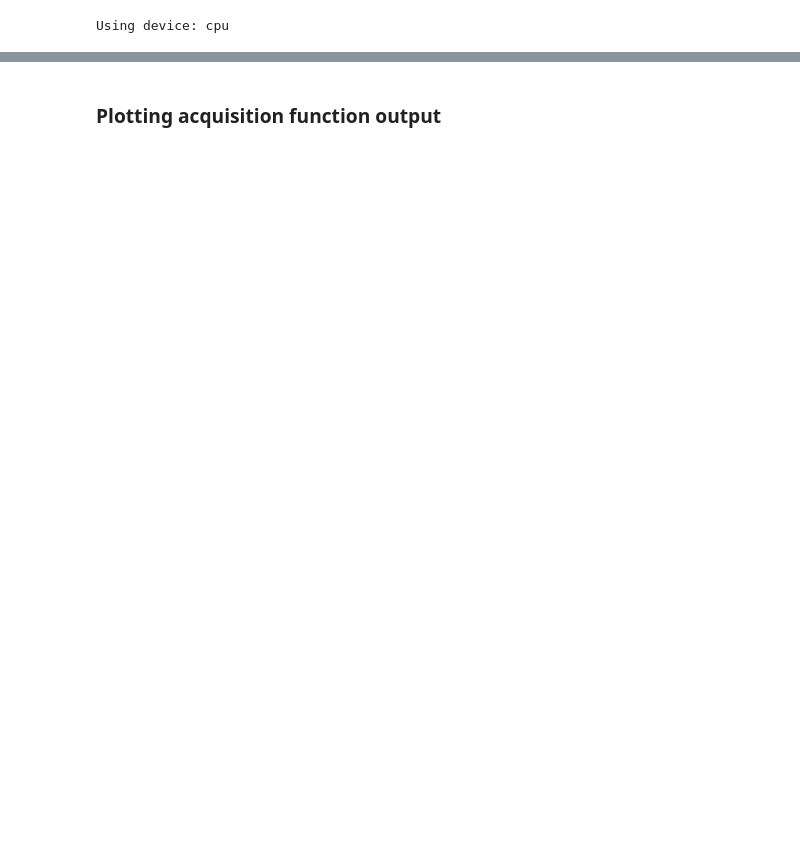
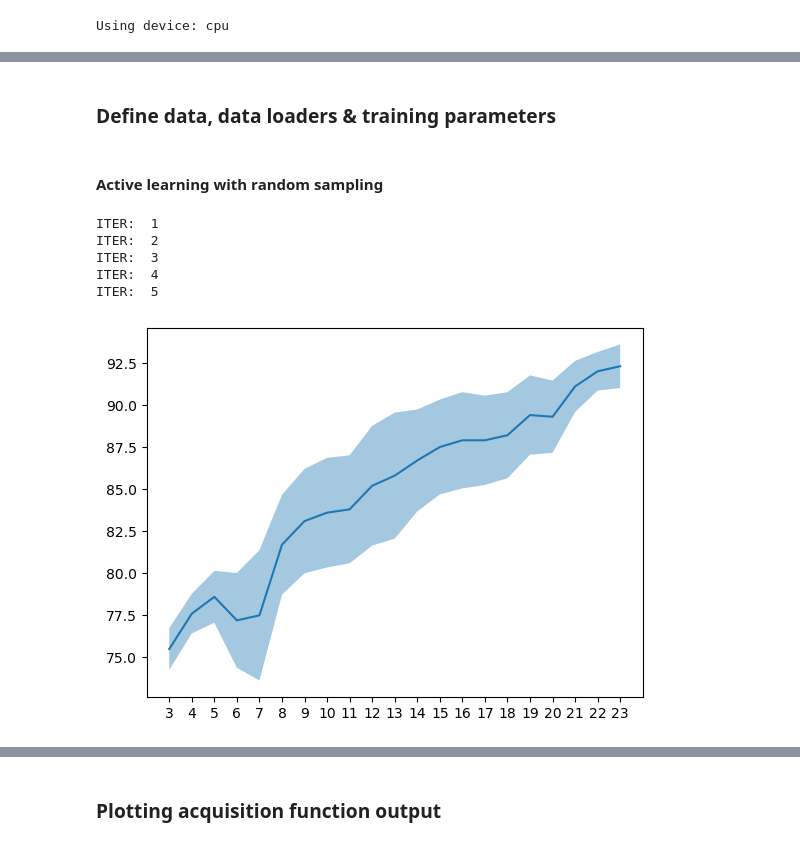
Before and after one commit to MadsBirch/bayesian-active-learning, a Jupyter notebook: notebooks/1.0 - TwoMoonsEDA.ipynb, the cells around one changed output, grey strips where cells are left out. Drawn from its saved outputs; the diff is of its cells as text; code cells hidden in the pictures; blank space fills up the shorter version.

```diff
--- a/notebooks/1.0 - TwoMoonsEDA.ipynb
+++ b/notebooks/1.0 - TwoMoonsEDA.ipynb
@@ -84,3 +53,5 @@ Accuracy on the test set: 86.0 %
+# %% [markdown]
+### Define data, data loaders & training parameters
 # %%
 # generate data
 moons_data = make_moons(n_samples = 1000, noise = 0.2, random_state=9)
@@ -90,14 +61,81 @@ _, testloader = get_dataloaders(moons_data = moons_data, val_split = 0.2, batch_
 train_set = TwoMoons(moons_data = moons_data)
 
 # model, optimizer nad hyper parameters'
-drop_out = 0.5
+drop_out = 0.1
+
 model = MLP(drop_out=drop_out)
-
 num_epochs = 100
 batch_size = 256
+
+# acrtive learning params
+num_queries = 20
+query_size = 1
+lr = 6e-5
+
+# posterior approx params
+T = 30
 
 # list of sampling strategies
 strat_list = ['bald', 'entropy', 'margin', 'random']
 
-init_pool_size = 10
+init_pool_size = 3
 init_pool_idx = np.random.randint(0,1000, size = init_pool_size).tolist()
+# %% [markdown]
+#### Active learning with random sampling
+# %%
+n_iter = 5
+TEST_ACC = np.zeros((n_iter, num_queries+1))
+
+print_acc = False
+plot = True
+
+for i in range(n_iter):
+    print(f'ITER: {i+1:2d}')
+
+    # reset dataset, model and optimizer
+    train_set.reset_mask()
+    model = MLP(drop_out=drop_out)
+    optimizer = optim.Adam(model.parameters(), lr = lr)
+
+    # train on initial pool
+    train_set.update_mask(init_pool_idx)
+    labeled_loader = DataLoader(train_set, batch_size=batch_size, num_workers=0,
+                                    sampler=SubsetRandomSampler(init_pool_idx), shuffle = False)
+
+    model = train(model, labeled_loader, optimizer, device, num_epochs=300, plot = False, printout = False)
+    TEST_ACC[i,0] = test(model, testloader, device, display = False)
+
+    for query in range(num_queries):
+        # quering data points
+        sample_idx = query_the_oracle(model, train_set, device, query_strategy='random', query_size=query_size, T = T, batch_size=batch_size)
+        train_set.update_mask(sample_idx)
+        labeled_idx = np.where(train_set.unlabeled_mask == 0)[0]
+        labeled_loader = DataLoader(train_set, batch_size=batch_size, num_workers=0,
+                                    sampler=SubsetRandomSampler(labeled_idx), shuffle=False)
+
+        # train model
+        model = train(model,labeled_loader,optimizer, device, num_epochs=num_epochs, plot = False, printout = False)
+
+        # test model
+        test_acc = test(model, testloader, device, display = False)
+        TEST_ACC[i,query+1] = test_acc
+
+        std = TEST_ACC.std(0)/np.sqrt(n_iter)
+        mean  = TEST_ACC.mean(0)
+
+        if print_acc:
+            print(f'# Samples: {init_pool_size + query*query_size:3d} | Test accururacy : {test_acc:.2f}%')
+
+if plot:
+    x = np.arange(init_pool_size, num_queries+init_pool_size+1, dtype=int)
+    plt.plot(x, mean)
+    plt.fill_between(x, mean+std, mean-std, alpha = 0.4)
+    plt.xticks(x)
+    plt.show()
+# %% [output]
+ITER:  1
+ITER:  2
+ITER:  3
+ITER:  4
+ITER:  5
+[figure, added]
```
Also changed, not shown: parts of 24 cells of this notebook, 10 other files.
